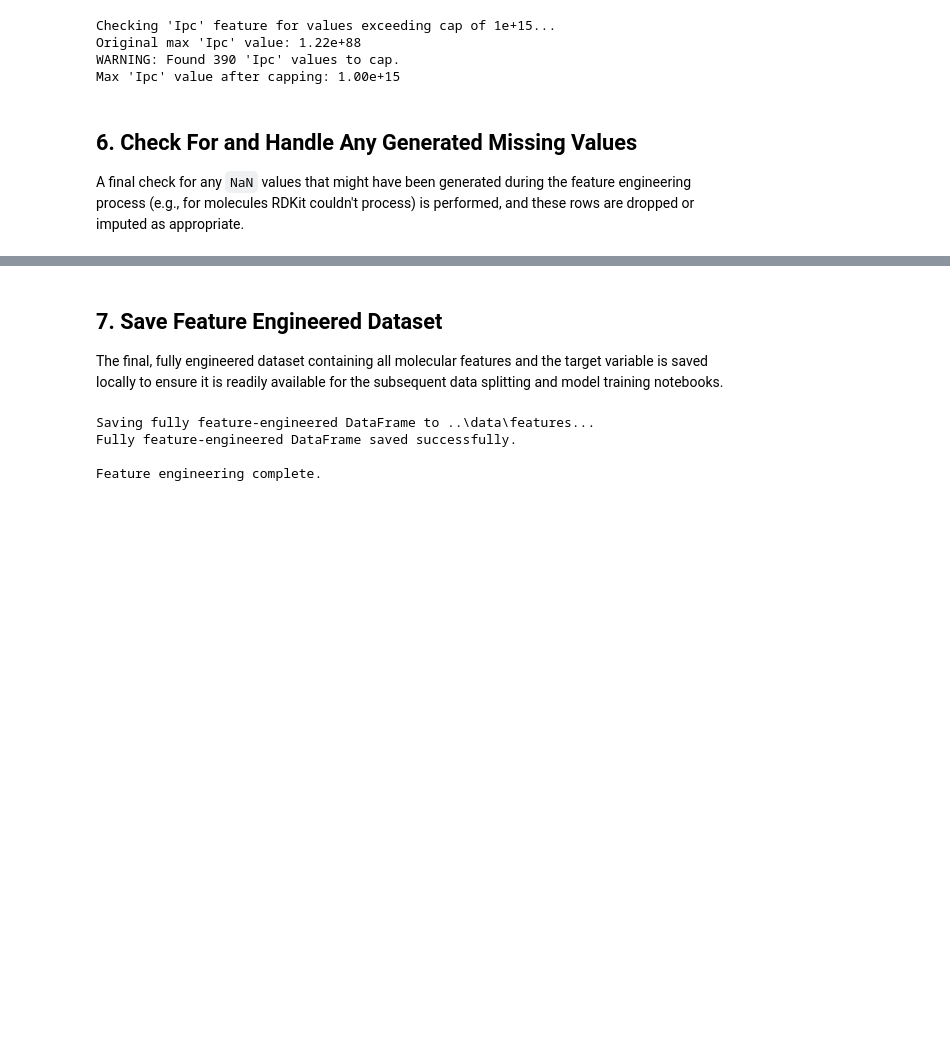
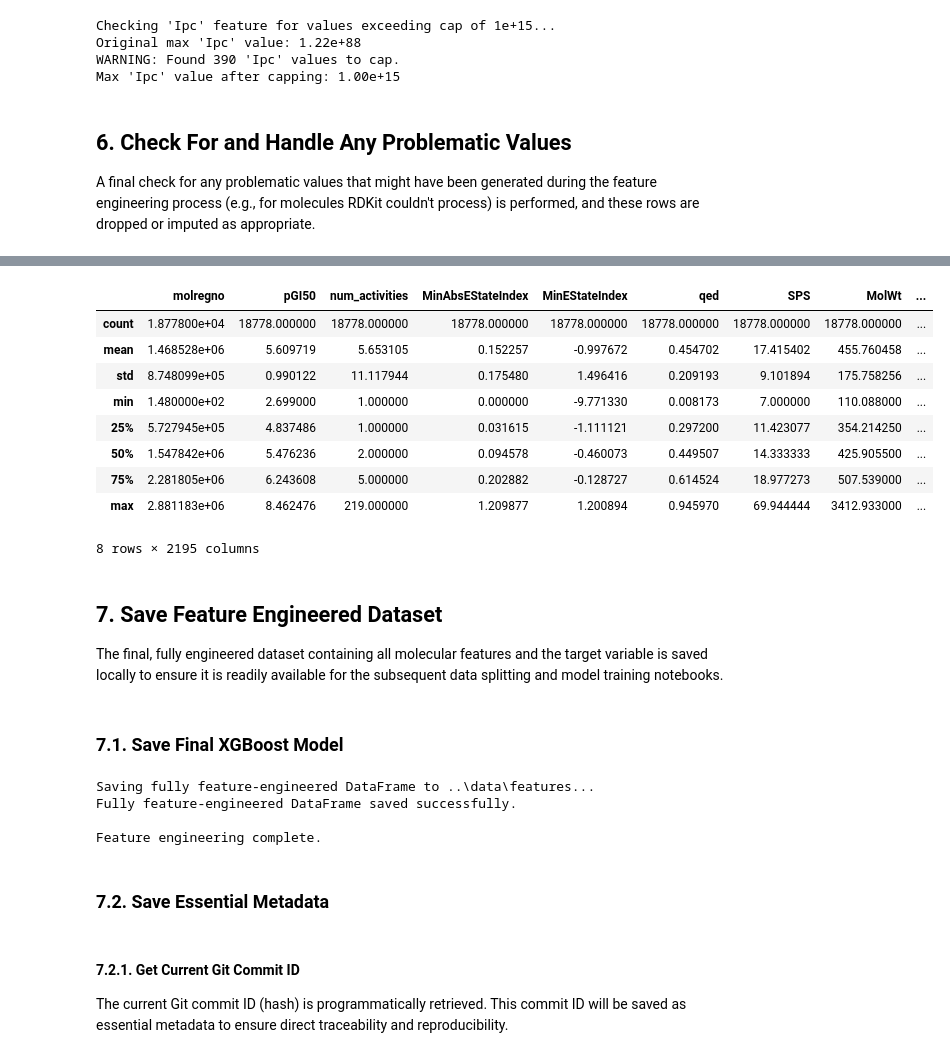
Before and after one commit to Shirshak52/Drug-pGI50-Prediction, a Jupyter notebook: notebooks/01_Engineer_Molecular_Features.ipynb, the cells around one changed output, grey strips where cells are left out. Cells and saved outputs as stored; diff of their text form; code cells hidden in the pictures; blank space fills up the shorter version.

```diff
--- a/notebooks/01_Engineer_Molecular_Features.ipynb
+++ b/notebooks/01_Engineer_Molecular_Features.ipynb
@@ -375,9 +559,10 @@ Original max 'Ipc' value: 1.22e+88
 WARNING: Found 390 'Ipc' values to cap.
 Max 'Ipc' value after capping: 1.00e+15
 # %% [markdown]
-## 6. Check For and Handle Any Generated Missing Values
-A final check for any `NaN` values that might have been generated during the feature engineering process (e.g., for molecules RDKit couldn't process) is performed, and these rows are dropped or imputed as appropriate.
+## 6. Check For and Handle Any Problematic Values
+A final check for any problematic values that might have been generated during the feature engineering process (e.g., for molecules RDKit couldn't process) is performed, and these rows are dropped or imputed as appropriate.
 # %%
+# Check for and deal with NaN values
 initial_rows_before_feature_dropna = features_df.shape[0]
 features_df.dropna(inplace=True)
 rows_after_feature_dropna = features_df.shape[0]
@@ -386,3 +571,24 @@ if initial_rows_before_feature_dropna != rows_after_feature_dropna:
     rows_removed_due_to_nan = initial_rows_before_feature_dropna - rows_after_feature_dropna
     print(f"\nWarning: Dropped {rows_removed_due_to_nan} rows due to NaN values in generated features (e.g., from invalid SMILES).")
     print(f"New DataFrame shape after feature NaN drop: {features_df.shape}")
+
+
+# Check for and deal with 'inf' values
+initial_rows_before_inf_check = features_df.shape[0]
+
+features_df_numerical = features_df.select_dtypes(include=np.number)
+mask_finite = np.isfinite(features_df_numerical).all(axis=1)
+features_df = features_df[mask_finite]
+
+rows_after_inf_check = features_df.shape[0]
+
+if initial_rows_before_inf_check != rows_after_inf_check:
+    rows_removed_due_to_inf = initial_rows_before_inf_check - rows_after_inf_check
+    print(
+        f"\nWarning: Dropped {rows_removed_due_to_inf} rows due to Inf values in generated features (e.g., from failed calculations)."
+    )
+    print(f"New DataFrame shape after Inf drop: {features_df.shape}")
+
+
+display(features_df.describe())
+# %% [output]
@@ -389,6 +597,18 @@ if initial_rows_before_feature_dropna != rows_after_feature_dropna:
+|  | molregno | pGI50 | num_activities | MinAbsEStateIndex | MinEStateIndex | qed | SPS | MolWt | ... |
+| count | 1.877800e+04 | 18778.000000 | 18778.000000 | 18778.000000 | 18778.000000 | 18778.000000 | 18778.000000 | 18778.000000 | ... |
+| mean | 1.468528e+06 | 5.609719 | 5.653105 | 0.152257 | -0.997672 | 0.454702 | 17.415402 | 455.760458 | ... |
+| std | 8.748099e+05 | 0.990122 | 11.117944 | 0.175480 | 1.496416 | 0.209193 | 9.101894 | 175.758256 | ... |
+| min | 1.480000e+02 | 2.699000 | 1.000000 | 0.000000 | -9.771330 | 0.008173 | 7.000000 | 110.088000 | ... |
+| 25% | 5.727945e+05 | 4.837486 | 1.000000 | 0.031615 | -1.111121 | 0.297200 | 11.423077 | 354.214250 | ... |
+| 50% | 1.547842e+06 | 5.476236 | 2.000000 | 0.094578 | -0.460073 | 0.449507 | 14.333333 | 425.905500 | ... |
+| 75% | 2.281805e+06 | 6.243608 | 5.000000 | 0.202882 | -0.128727 | 0.614524 | 18.977273 | 507.539000 | ... |
+| max | 2.881183e+06 | 8.462476 | 219.000000 | 1.209877 | 1.200894 | 0.945970 | 69.944444 | 3412.933000 | ... |
+8 rows × 2195 columns
 # %% [markdown]
 ## 7. Save Feature Engineered Dataset
 The final, fully engineered dataset containing all molecular features and the target variable is saved locally to ensure it is readily available for the subsequent data splitting and model training notebooks.
+# %% [markdown]
+### 7.1. Save Final XGBoost Model
 # %%
 # Save this feature engineered dataset
 print(f"\nSaving fully feature-engineered DataFrame to {features_dir}...")
@@ -401,3 +621,8 @@ Saving fully feature-engineered DataFrame to ..\data\features...
 Fully feature-engineered DataFrame saved successfully.
 
 Feature engineering complete.
+# %% [markdown]
+### 7.2. Save Essential Metadata
+# %% [markdown]
+#### 7.2.1. Get Current Git Commit ID
+The current Git commit ID (hash) is programmatically retrieved. This commit ID will be saved as essential metadata to ensure direct traceability and reproducibility.
```
Also changed, not shown: parts of 29 cells of this notebook.
